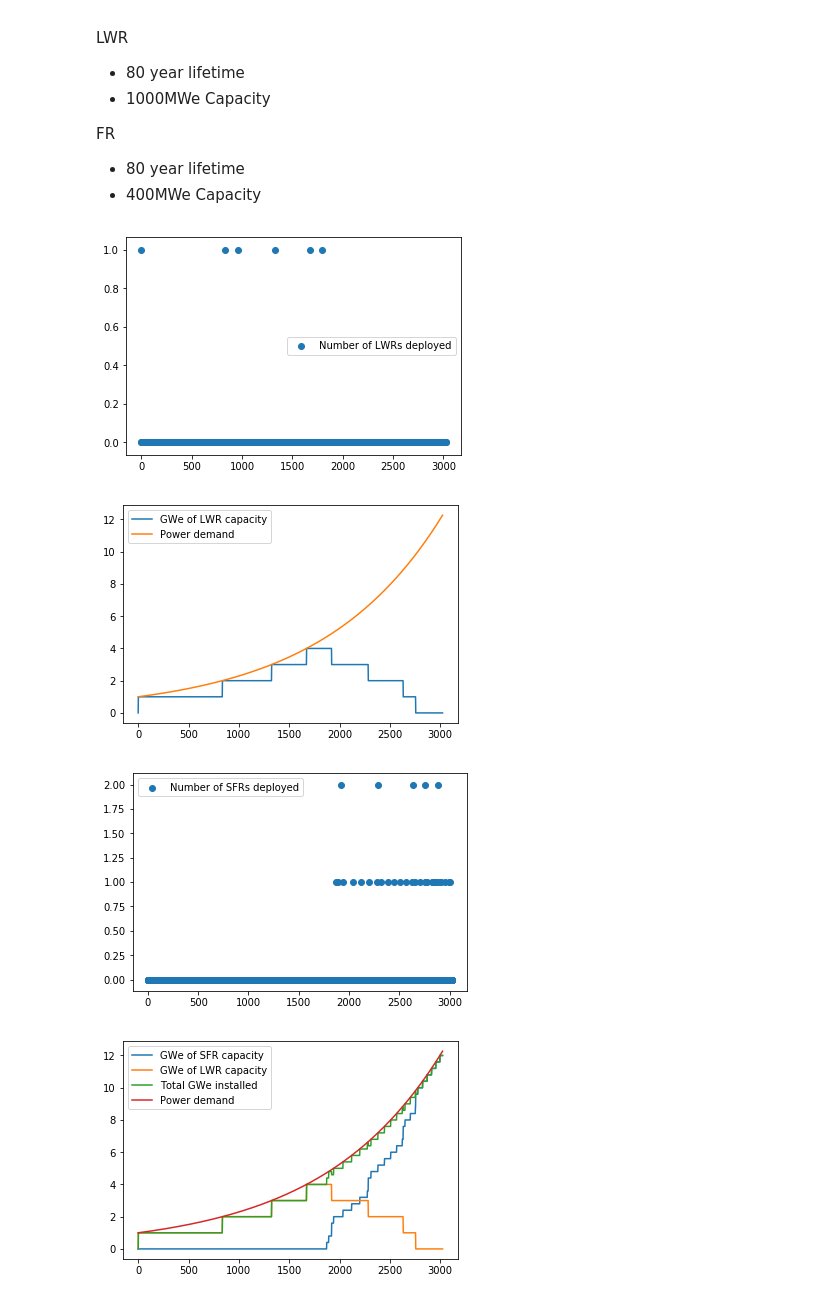
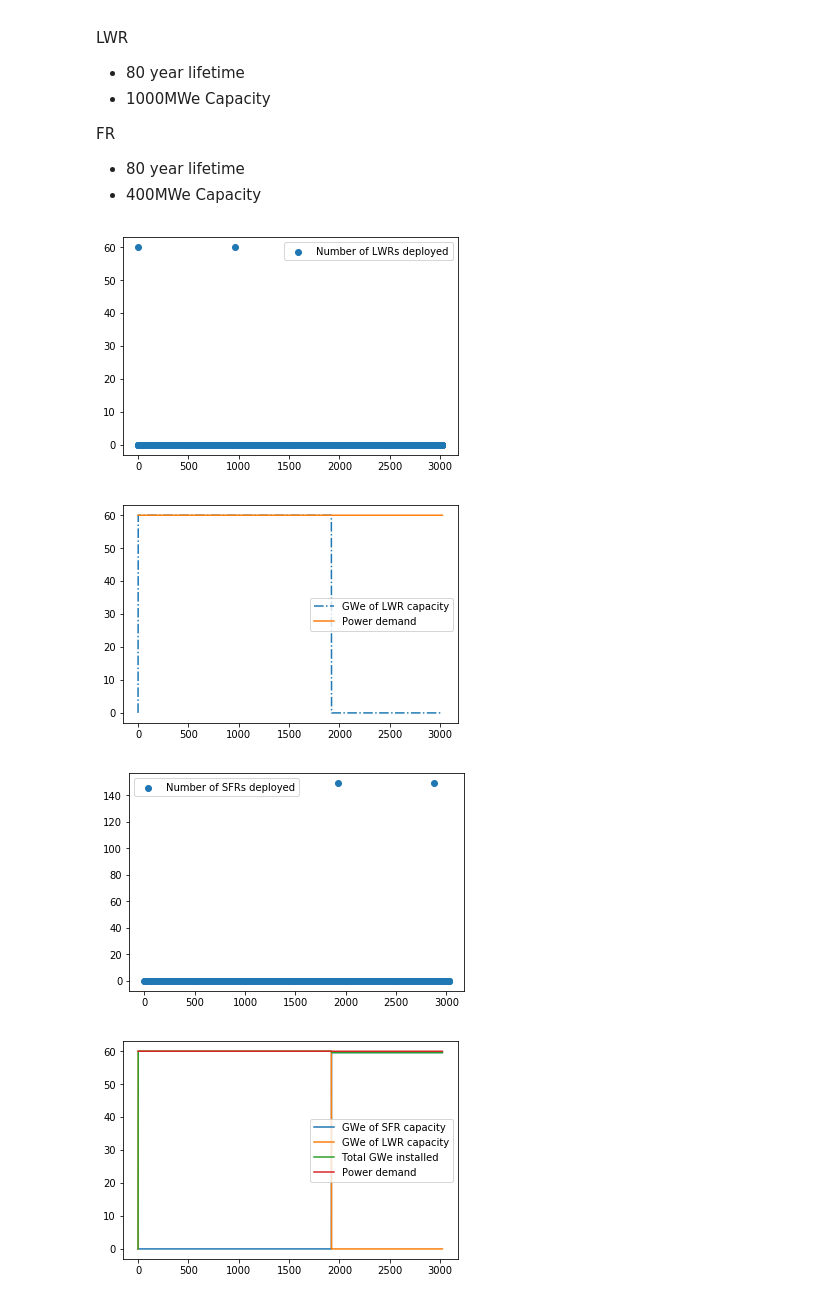
Before and after one commit to gwenchee/transition-scenarios, a Jupyter notebook: input/eg01-eg23/eg01-eg23-generated.ipynb, the cells around one changed output. Cells and saved outputs as stored; diff of their text form; code cells hidden in the pictures.

Commit message:
constant power demand

```diff
--- a/input/eg01-eg23/eg01-eg23-generated.ipynb
+++ b/input/eg01-eg23/eg01-eg23-generated.ipynb
@@ -25,13 +25,14 @@ FR
 # %%
 # 252 Year Simulation
 timesteps = 3024
+demand_eq = 60
 # %%
 prev_power_dict = {'instA': np.zeros(timesteps)}
 # %%
 # first, the lwr deployment
 lwr_deploy_array, lwr_deploy_power = dd.get_new_deployment(power_dict=prev_power_dict,
                                                            inst_list=['instA'],
-                                                           demand_eq='(1 + 0.01)**(t/12)',
+                                                           demand_eq= str(demand_eq),
                                                            new_reactor_power=1,
                                                            new_reactor_lifetime=960,
                                                            avail_timestep=1872,
@@ -43,38 +44,38 @@ plt.scatter(time, lwr_deploy_array, label='Number of LWRs deployed')
 plt.legend()
 plt.show()
 
-plt.plot(lwr_deploy_power, label='GWe of LWR capacity')
-power_demand = (1+0.01)**(time/12)
+plt.plot(lwr_deploy_power, label='GWe of LWR capacity',linestyle = '-.')
+power_demand = 60+time*0
 plt.plot(power_demand, label='Power demand')
 plt.legend()
 plt.show()
 # %% [output]
-[figure, old version]
+[figure, new version]
-[figure, old version]
+[figure, new version]
 # %%
 prev_power_dict['lwr'] = lwr_deploy_power
 # %%
 # sfr deployment
 sfr_deploy_array, sfr_deploy_power = dd.get_new_deployment(power_dict=prev_power_dict,
                                                            inst_list=['instA', 'lwr'],
-                                                           demand_eq='(1 + 0.01)**(t/12)',
+                                                           demand_eq= str(demand_eq),
                                                            new_reactor_power=0.4,
                                                            new_reactor_lifetime=960,
                                                            avail_timestep=1872,
                                                            new=True)
 
 time = np.arange(0, timesteps)
 plt.scatter(time, sfr_deploy_array, label='Number of SFRs deployed')
 plt.legend()
 plt.show()
 
 plt.plot(sfr_deploy_power, label='GWe of SFR capacity')
 plt.plot(lwr_deploy_power, label='GWe of LWR capacity')
 plt.plot(sfr_deploy_power + lwr_deploy_power, label='Total GWe installed')
-power_demand = (1 + 0.01)**(time/12)
+power_demand = 60+time*0
 plt.plot(power_demand, label='Power demand')
 plt.legend()
 plt.show()
 # %% [output]
-[figure, old version]
+[figure, new version]
-[figure, old version]
+[figure, new version]
```
